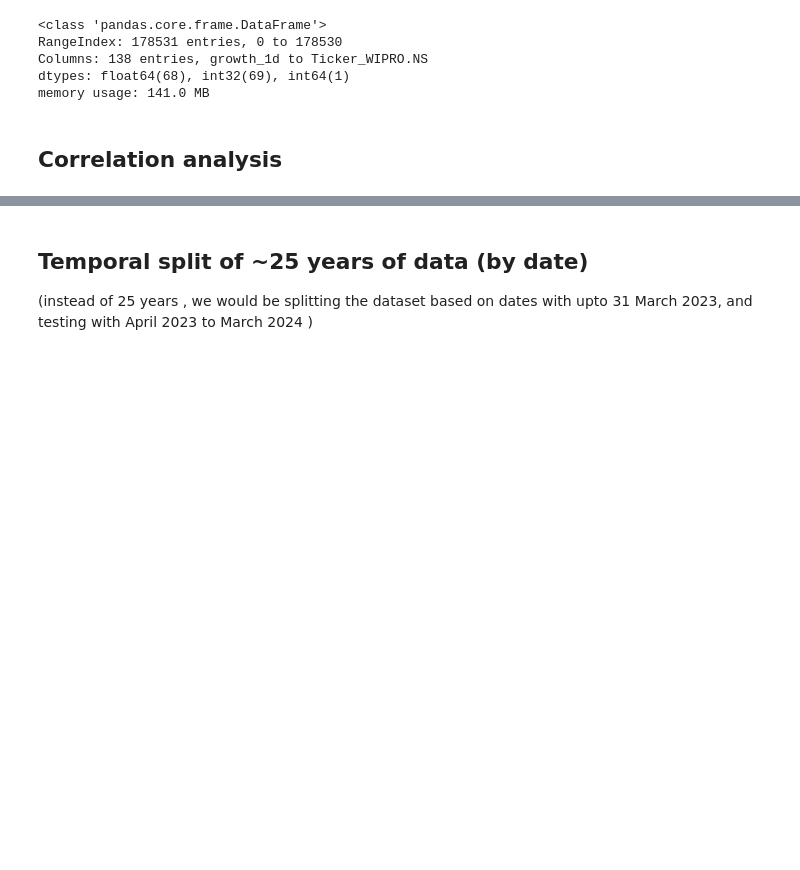
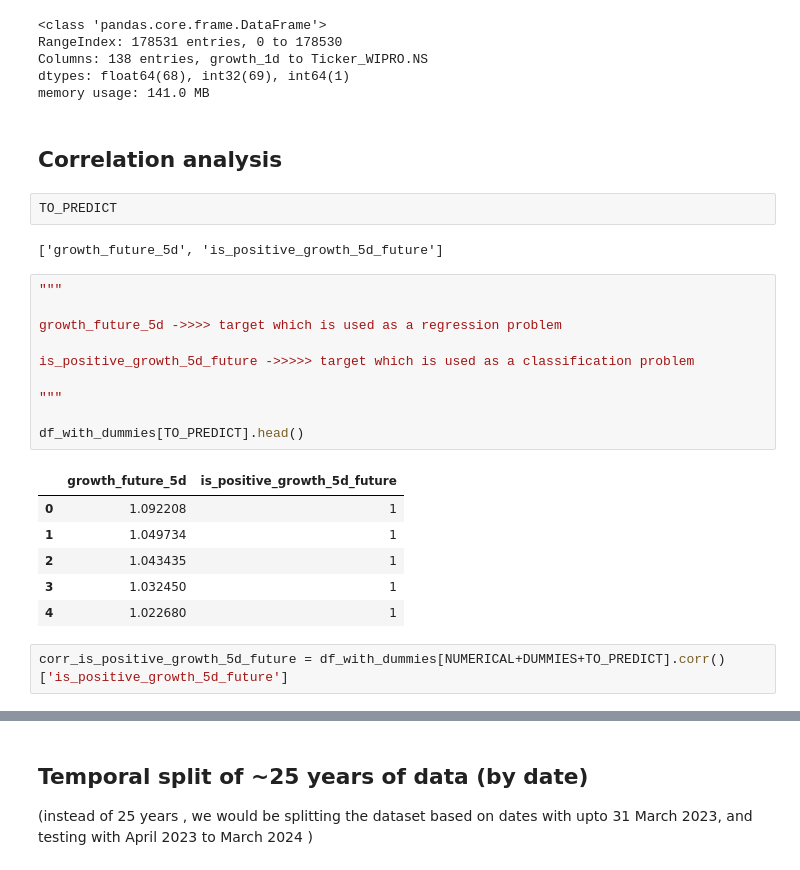
Before and after one commit to MekongDelta-mind/sma_project_repo, a Jupyter notebook: project_sma.ipynb, the cells around one changed output, grey strips where cells are left out. Saved outputs shown, nothing was run; the diff lists cells and outputs as text; blank space fills up the shorter version.

```diff
--- a/project_sma.ipynb
+++ b/project_sma.ipynb
@@ -1450,3 +1453,26 @@ dtypes: float64(68), int32(69), int64(1)
 memory usage: 141.0 MB
 # %% [markdown]
 ## Correlation analysis
+# %%
+TO_PREDICT
+# %% [output]
+['growth_future_5d', 'is_positive_growth_5d_future']
+# %%
+"""
+
+growth_future_5d ->>>> target which is used as a regression problem
+
+is_positive_growth_5d_future ->>>>> target which is used as a classification problem
+
+"""
+
+df_with_dummies[TO_PREDICT].head()
+# %% [output]
+|  | growth_future_5d | is_positive_growth_5d_future |
+| 0 | 1.092208 | 1 |
+| 1 | 1.049734 | 1 |
+| 2 | 1.043435 | 1 |
+| 3 | 1.032450 | 1 |
+| 4 | 1.022680 | 1 |
+# %%
+corr_is_positive_growth_5d_future = df_with_dummies[NUMERICAL+DUMMIES+TO_PREDICT].corr()['is_positive_growth_5d_future']
```
Also changed, not shown: parts of 14 cells of this notebook, 2 other files.
